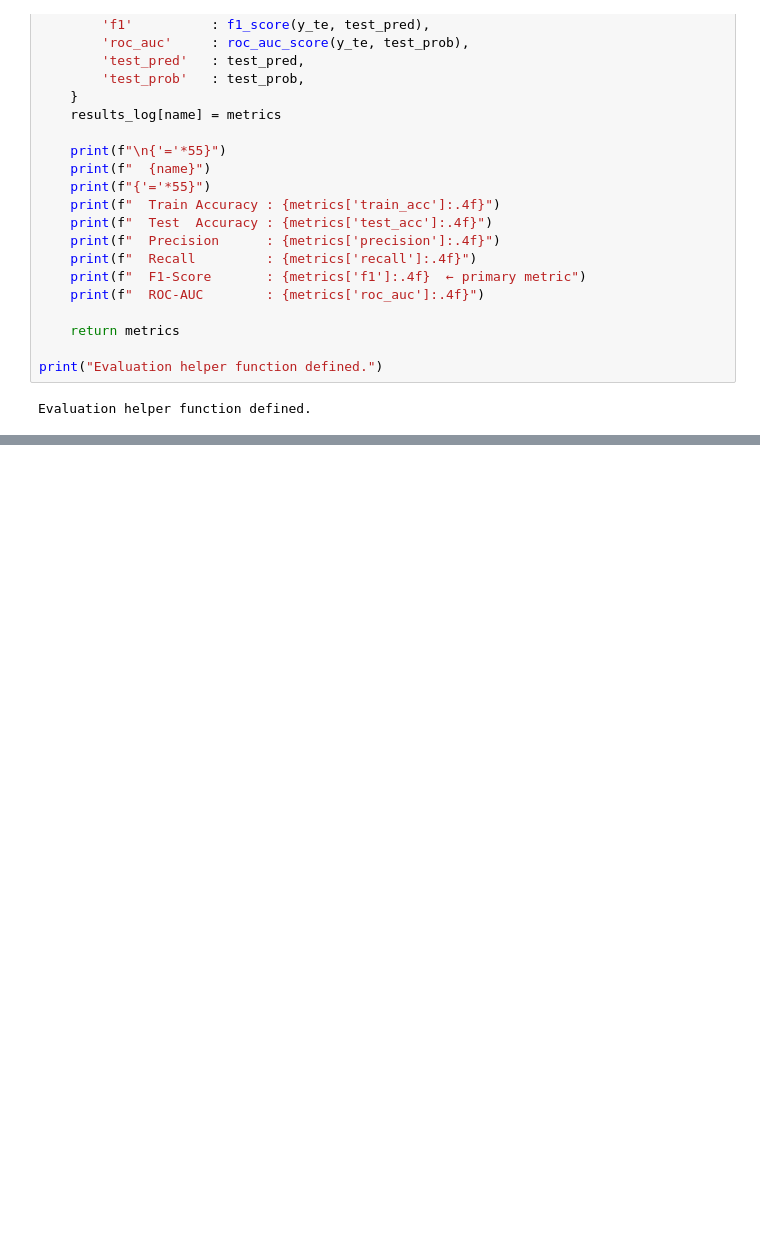
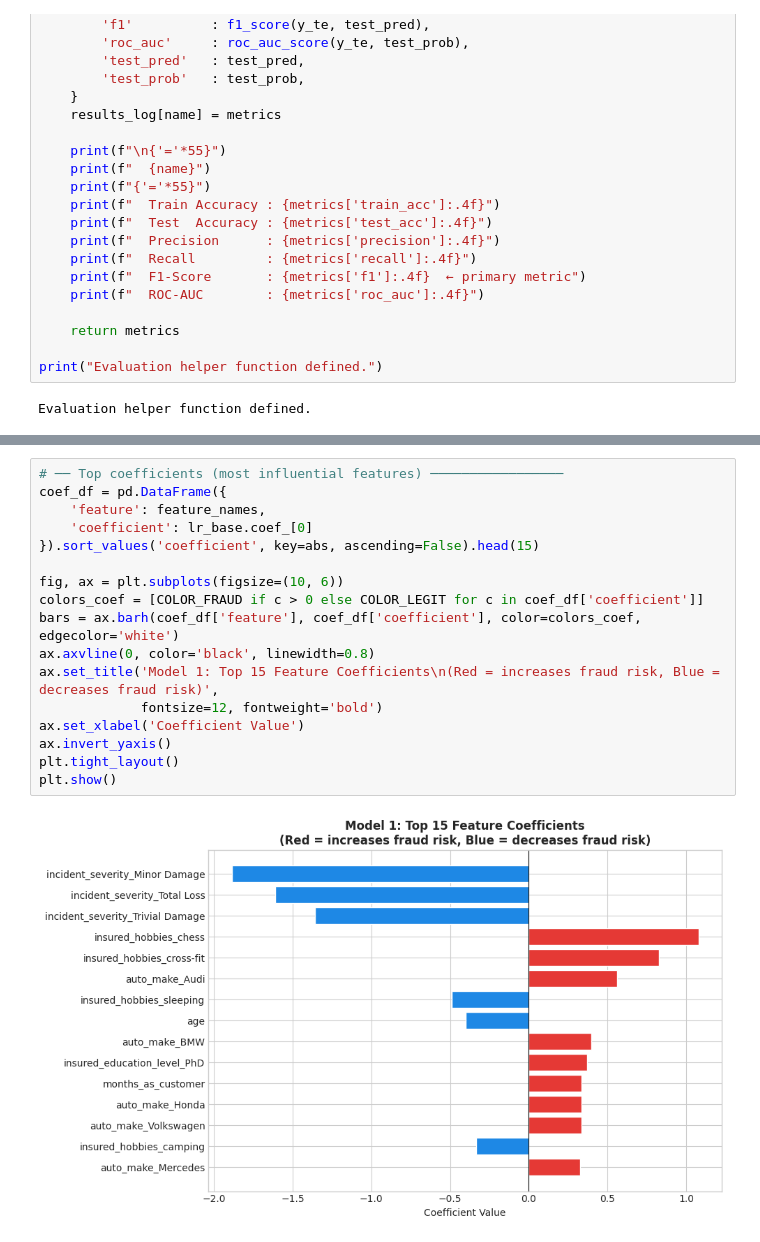
Before and after one commit to Alanmuchiri/Fraud-Detection-Analysis, a Jupyter notebook: main.ipynb, the cells around one changed output, grey strips where cells are left out. Drawn from its saved outputs; the diff is of its cells as text; blank space fills up the shorter version.

```diff
--- a/main.ipynb
+++ b/main.ipynb
@@ -473,0 +526,19 @@ Evaluation helper function defined.
+# %%
+# ── Top coefficients (most influential features) ─────────────────
+coef_df = pd.DataFrame({
+    'feature': feature_names,
+    'coefficient': lr_base.coef_[0]
+}).sort_values('coefficient', key=abs, ascending=False).head(15)
+
+fig, ax = plt.subplots(figsize=(10, 6))
+colors_coef = [COLOR_FRAUD if c > 0 else COLOR_LEGIT for c in coef_df['coefficient']]
+bars = ax.barh(coef_df['feature'], coef_df['coefficient'], color=colors_coef, edgecolor='white')
+ax.axvline(0, color='black', linewidth=0.8)
+ax.set_title('Model 1: Top 15 Feature Coefficients\n(Red = increases fraud risk, Blue = decreases fraud risk)',
+             fontsize=12, fontweight='bold')
+ax.set_xlabel('Coefficient Value')
+ax.invert_yaxis()
+plt.tight_layout()
+plt.show()
+# %% [output]
+[figure, added]
```
Also changed, not shown: parts of 3 cells of this notebook.
